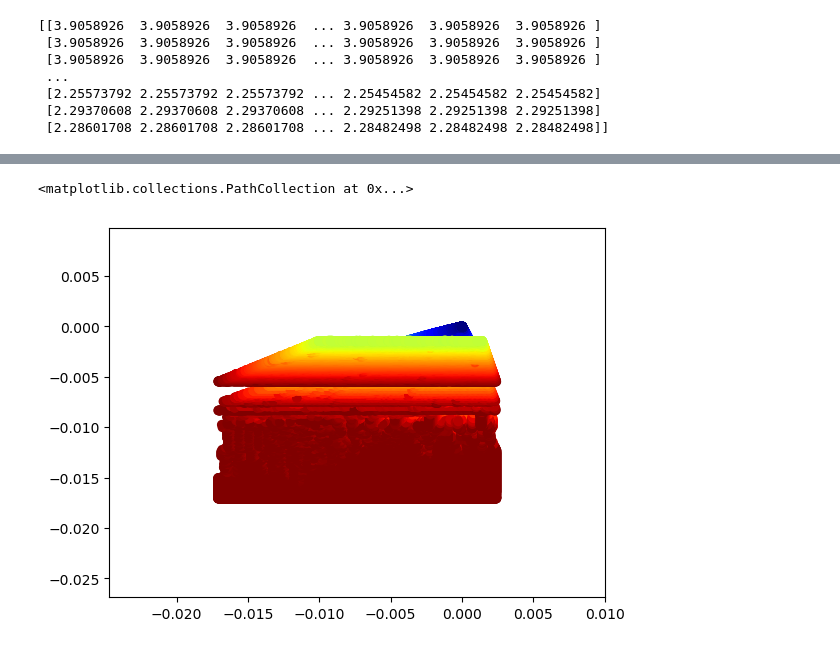
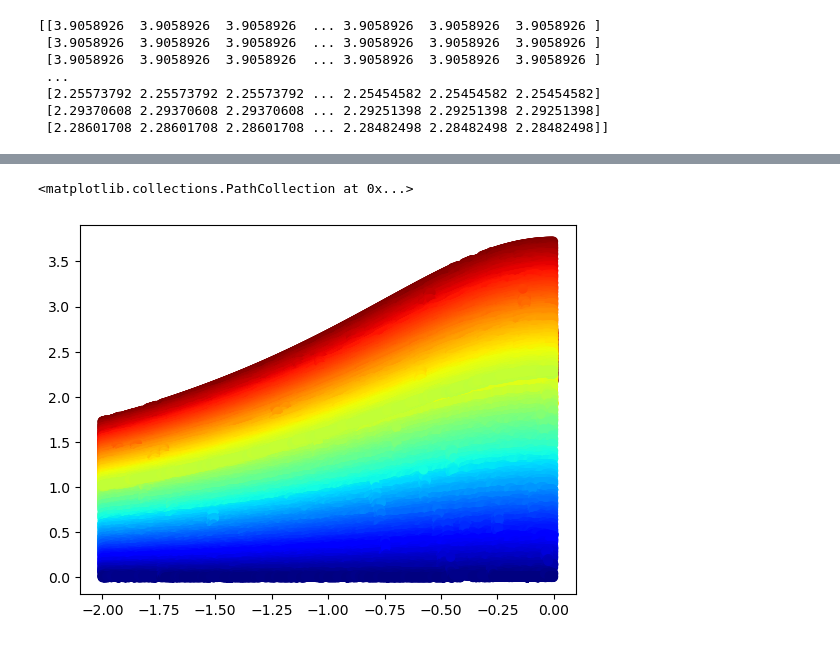
Before and after one commit to Marijn-dev/AI-for-priority-vehicles, a Jupyter notebook: PicToMap.ipynb, the cells around one changed output, grey strips where cells are left out. Cells and saved outputs as stored; diff of their text form; code cells hidden in the pictures.

```diff
--- a/PicToMap.ipynb
+++ b/PicToMap.ipynb
@@ -9,9 +9,9 @@ from mpl_toolkits.mplot3d import Axes3D
 
 
 # Read Images
-img = mpimg.imread('Rubens test files/Pictures/Depth_image.jpg') #to check the picture
+img = mpimg.imread('Rubens test files/Pictures/depth_camera_Sun_Apr_14_20_33_08_2024.png') #to check the picture
 img2 = mpimg.imread('Rubens test files/Pictures/instance_camera_Fri_Apr_12_11_27_18_2024.png')
-depth_data=plt.imread('Rubens test files/Pictures/Depth_image.jpg') #to get the data as an array
+depth_data=plt.imread('Rubens test files/Pictures/depth_camera_Sun_Apr_14_20_33_08_2024.png') #to get the data as an array
 segment_data=plt.imread('Rubens test files/Pictures/instance_camera_Fri_Apr_12_11_27_18_2024.png') #to get the data as an array
 # Output Images
 plt.imshow(img)
@@ -90,3 +98,4 @@ a  = np.divide(placeholder, d, out=np.zeros_like(placeholder), where= condition)
 
 x= a*normalized*camera_index_mat[:,:,0]
 y= a*normalized*camera_index_mat[:,:,1]
+z= np.sqrt(np.power(normalized,2)-np.power(x,2)-np.power(y,2))
@@ -93,8 +110,10 @@ y= a*normalized*camera_index_mat[:,:,1]
 # %%
-plt.scatter(x,y,c=normalized,cmap='jet')
+plt.scatter(camera_index_mat[:,:,0],z,c=normalized,cmap='jet')
+#plt.xlim(0,-0.005)
+#plt.ylim(0,1)
 # %% [output]
 <matplotlib.collections.PathCollection at 0x...>
-[figure, old version]
+[figure, new version]
 # %%
 # def get_image_point(loc, K,w2c):
 #         # Calculate 2D projection of 3D coordinate
```
Also changed, not shown: parts of 4 cells of this notebook, 1 other file.
